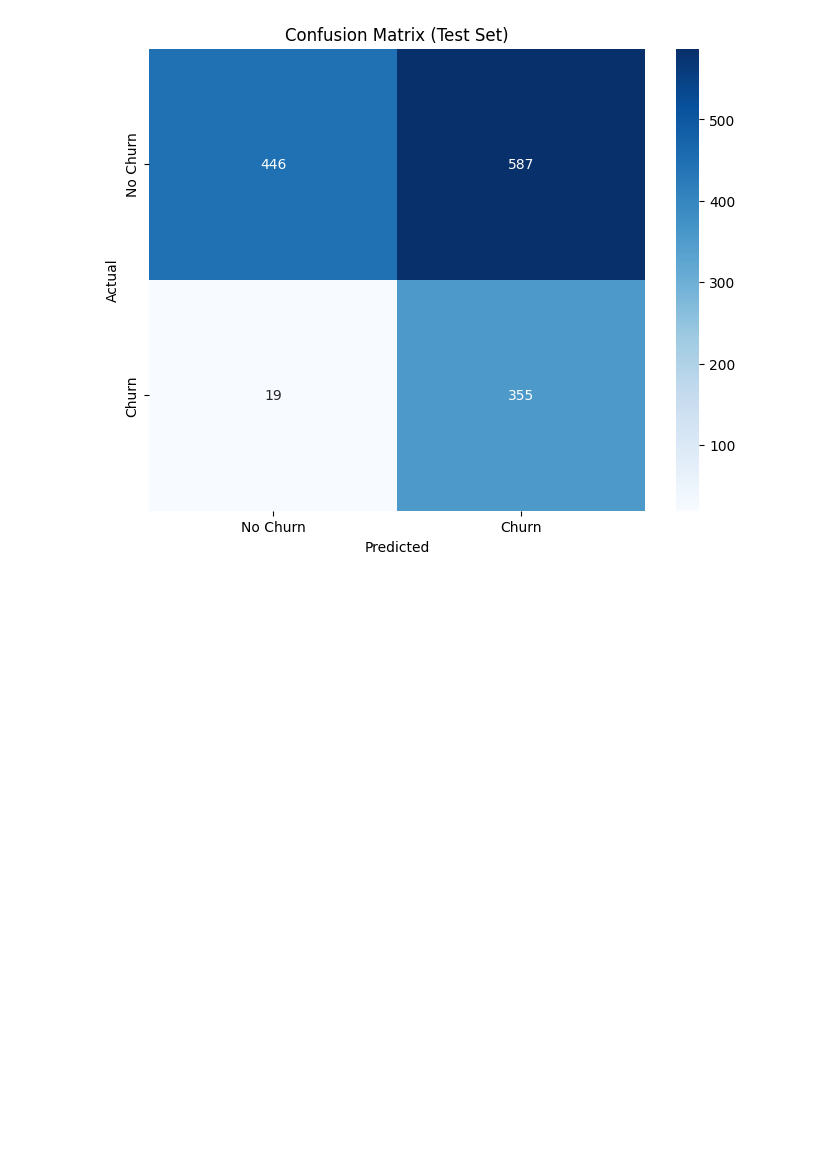
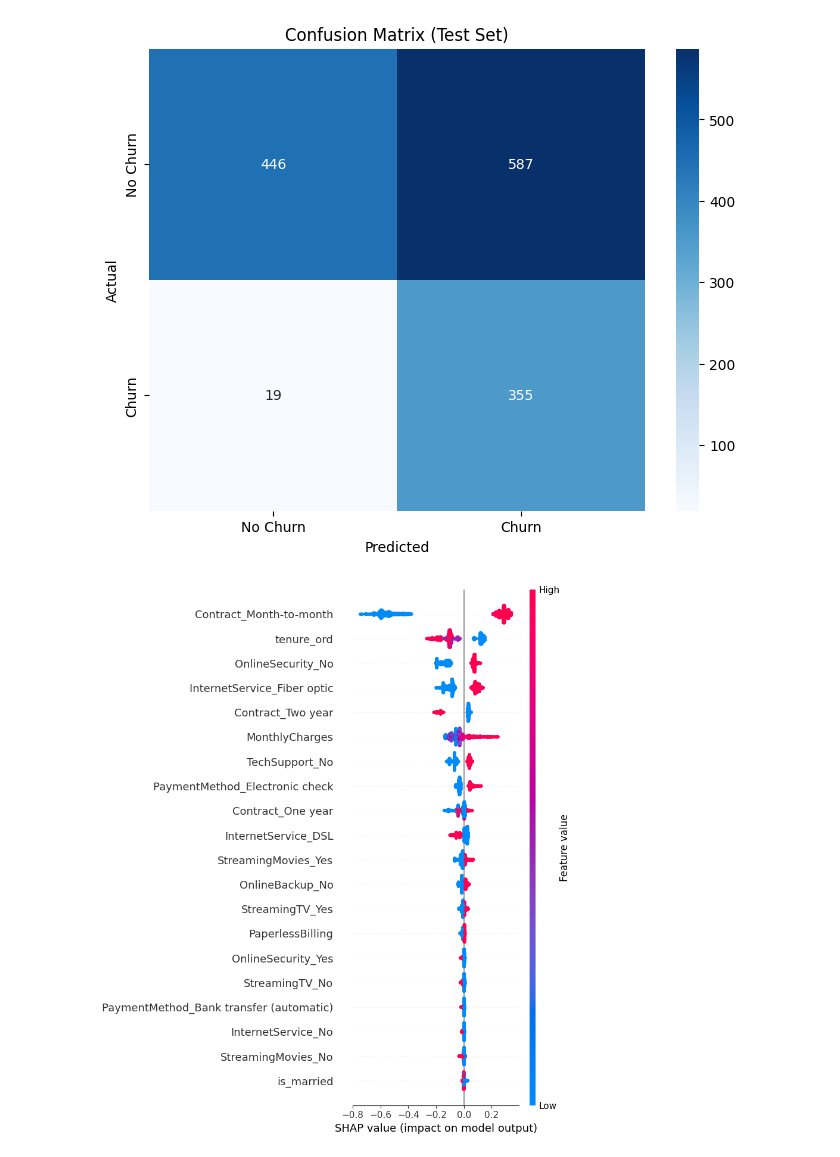
Before and after one commit to AgungHari/Rakamin_HW_MachineLearning_SupervisedLearning_2, a Jupyter notebook: Homework/Part11_XGBoost_RandomSearch.ipynb, the cells around one changed output. Saved outputs shown, nothing was run; the diff lists cells and outputs as text; code cells hidden in the pictures; blank space fills up the shorter version.

```diff
--- a/Homework/Part11_XGBoost_RandomSearch.ipynb
+++ b/Homework/Part11_XGBoost_RandomSearch.ipynb
@@ -132,14 +132,10 @@ plt.ylabel("Actual")
 plt.show()
 # %% [output]
 [figure]
-# %%
-#cek feature importance dengan membuat shap value
-import shap
-shap.initjs()
-explainer = shap.TreeExplainer(best_xgb)
-shap_values = explainer.shap_values(X_test)
-shap.summary_plot(shap_values, X_test, plot_type="bar", show=True)
-# Plot precision-recall curve
+# %%
+shap.summary_plot(shap_values, X_test)
+# %% [output]
+[figure, added]
 # %%
 # 6) (Opsional) Tuning threshold pasca-model → kontrol FP vs FN
 prec, rec, thr = precision_recall_curve(y_test, y_proba)
```
Also changed, not shown: 5 other files.
